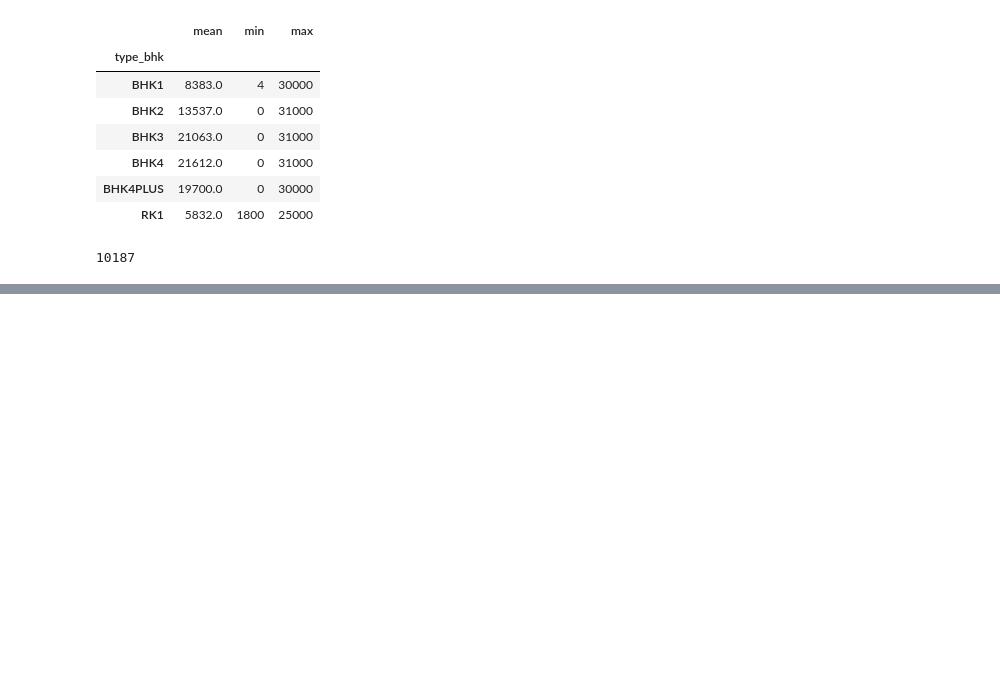
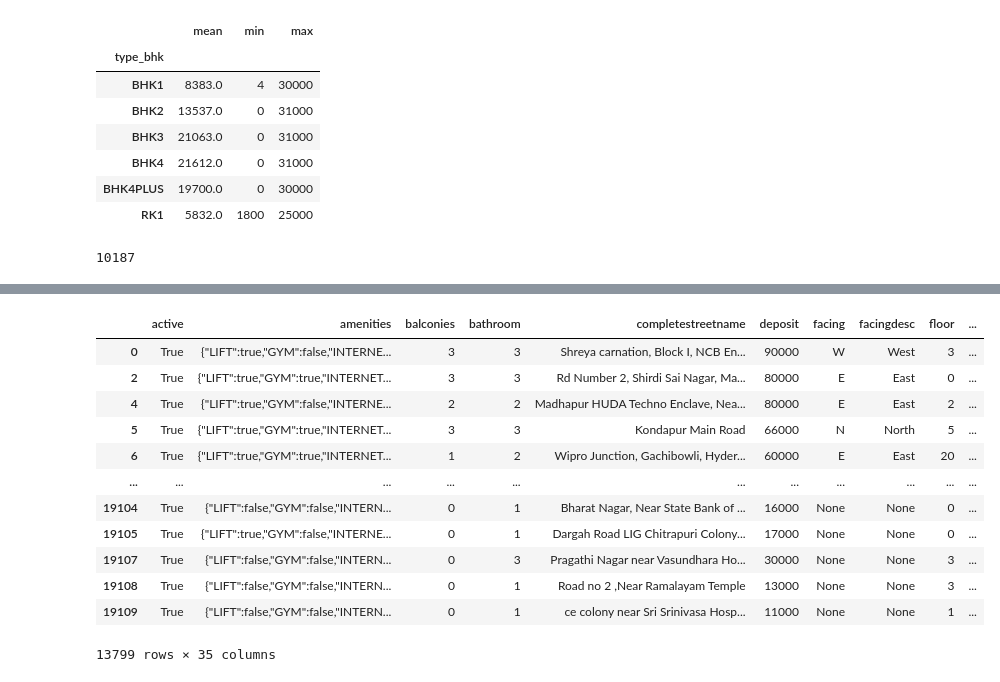
Before and after one commit to Srikant-Pal/No_broker_Analysis, a Jupyter notebook: Nobroker_Analytics.ipynb, the cells around one changed output, grey strips where cells are left out. Saved outputs shown, nothing was run; the diff lists cells and outputs as text; code cells hidden in the pictures; blank space fills up the shorter version.

Commit message:
filter the rent_amount column

```diff
--- a/Nobroker_Analytics.ipynb
+++ b/Nobroker_Analytics.ipynb
@@ -204,0 +205,33 @@ df.groupby('type_bhk')['rent_amount'].agg(mean='mean',min='min',max='max').round
+# %%
+# bhk1 should be >=4000
+bhk1_filter=(df['type_bhk']=='BHK1') & (df['rent_amount'] >=4000)
+# bhk2 should be >=12000
+bhk2_filter=(df['type_bhk']=='BHK2') & (df['rent_amount'] >=12000)
+# bhk3 should be >=16000bhk2_filter
+bhk3_filter=(df['type_bhk']=='BHK3') & (df['rent_amount'] >=16000)
+# bhk4 should be >=25000
+bhk4_filter=(df['type_bhk']=='BHK4') & (df['rent_amount'] >=25000)
+# bhk4plusshould be >=35000
+bhk4plus_filter=(df['type_bhk']=='BHK4PLUS') & (df['rent_amount'] >=35000)
+# rk1 should be >=1800
+rk1_filter =(df['type_bhk']=='RK1') & (df['rent_amount'] >=1800)
+
+# COMBINING ALL FILTERS
+final_filter= bhk1_filter | bhk2_filter | bhk3_filter | bhk4_filter | bhk4plus_filter | rk1_filter
+
+df2=df[final_filter]
+df2
+# %% [output]
+|  | active | amenities | balconies | bathroom | completestreetname | deposit | facing | facingdesc | floor | ... |
+| 0 | True | {"LIFT":true,"GYM":false,"INTERNE... | 3 | 3 | Shreya carnation, Block I, NCB En... | 90000 | W | West | 3 | ... |
+| 2 | True | {"LIFT":true,"GYM":true,"INTERNET... | 3 | 3 | Rd Number 2, Shirdi Sai Nagar, Ma... | 80000 | E | East | 0 | ... |
+| 4 | True | {"LIFT":true,"GYM":false,"INTERNE... | 2 | 2 | Madhapur HUDA Techno Enclave, Nea... | 80000 | E | East | 2 | ... |
+| 5 | True | {"LIFT":true,"GYM":true,"INTERNET... | 3 | 3 | Kondapur Main Road | 66000 | N | North | 5 | ... |
+| 6 | True | {"LIFT":true,"GYM":true,"INTERNET... | 1 | 2 | Wipro Junction, Gachibowli, Hyder... | 60000 | E | East | 20 | ... |
+| ... | ... | ... | ... | ... | ... | ... | ... | ... | ... | ... |
+| 19104 | True | {"LIFT":false,"GYM":false,"INTERN... | 0 | 1 | Bharat Nagar, Near State Bank of ... | 16000 | None | None | 0 | ... |
+| 19105 | True | {"LIFT":true,"GYM":false,"INTERNE... | 0 | 1 | Dargah Road LIG Chitrapuri Colony... | 17000 | None | None | 0 | ... |
+| 19107 | True | {"LIFT":false,"GYM":false,"INTERN... | 0 | 3 | Pragathi Nagar near Vasundhara Ho... | 30000 | None | None | 3 | ... |
+| 19108 | True | {"LIFT":false,"GYM":false,"INTERN... | 0 | 1 | Road no 2 ,Near Ramalayam Temple | 13000 | None | None | 3 | ... |
+| 19109 | True | {"LIFT":false,"GYM":false,"INTERN... | 0 | 1 | ce colony near Sri Srinivasa Hosp... | 11000 | None | None | 1 | ... |
+13799 rows × 35 columns
```
Also changed, not shown: parts of 4 cells of this notebook.
